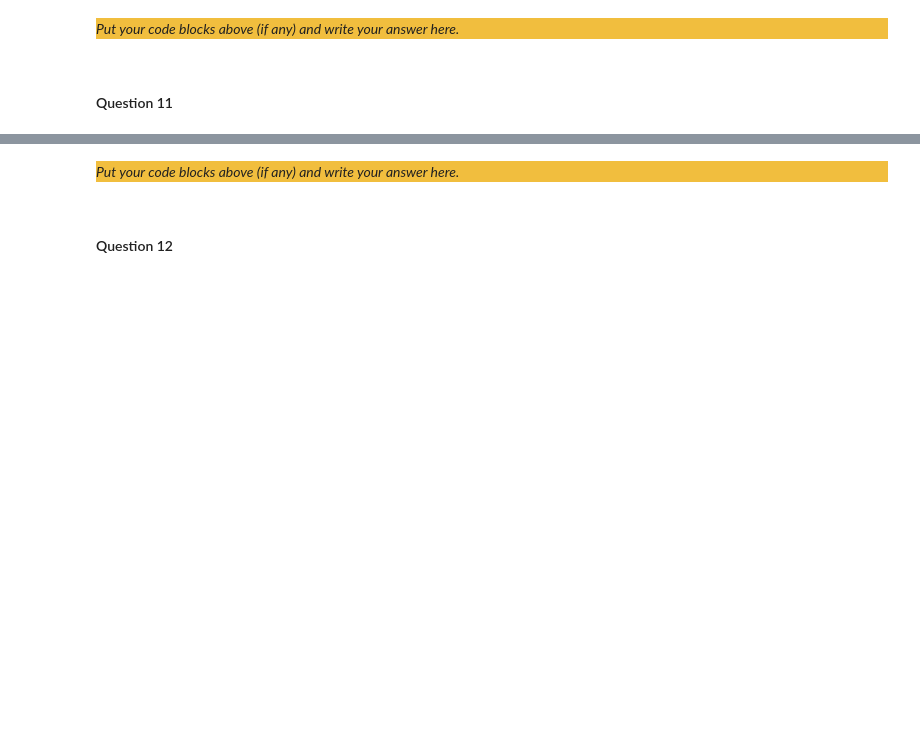
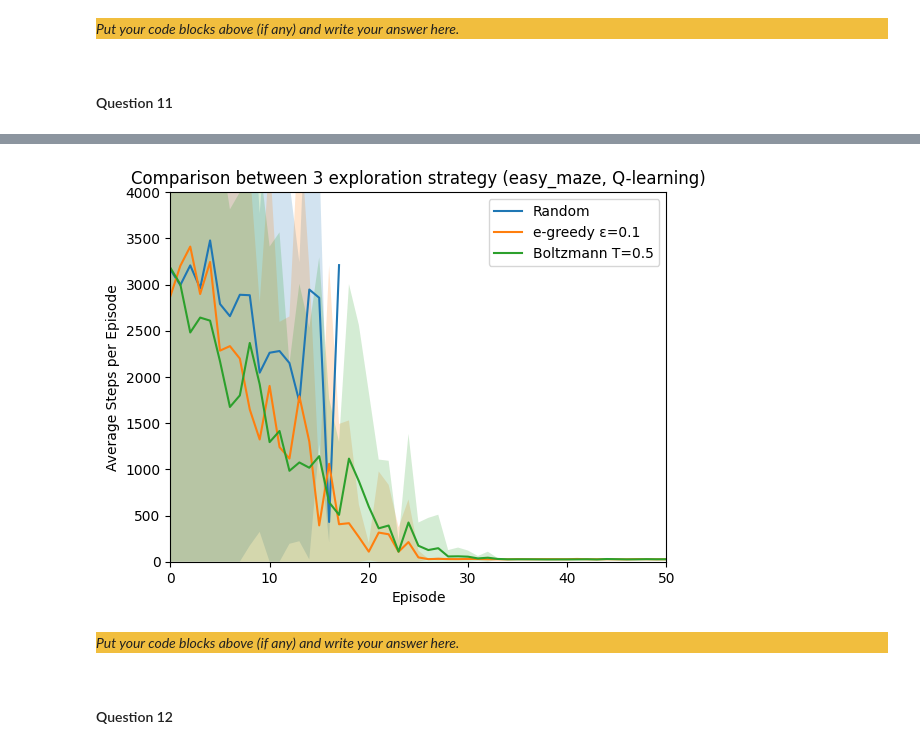
Before and after one commit to fusiatique/ci-assignments, a Jupyter notebook: assignment_3/src/Main.ipynb, the cells around one changed output, grey strips where cells are left out. Saved outputs shown, nothing was run; the diff lists cells and outputs as text; code cells hidden in the pictures; blank space fills up the shorter version.

```diff
--- a/assignment_3/src/Main.ipynb
+++ b/assignment_3/src/Main.ipynb
@@ -909,3 +629,13 @@ Stopped at episode number: 12
+# %%
+data = {
+    "Random": run_multiple_q(easy_maze, strategy="random", n_runs=100),
+    "e-greedy ε=0.1": run_multiple_q(easy_maze, strategy="e_greedy", eps=0.1, n_runs=100),
+    "Boltzmann T=0.5": run_multiple_q(easy_maze, strategy="boltzmann", temperature=0.5, n_runs=100),
+}
+
+plot_comparison(data, "Comparison between 3 exploration strategy (easy_maze, Q-learning)")
+# %% [output]
+[figure, added]
 # %% [markdown]
 <div style="background-color:#f1be3e">
 
```
Also changed, not shown: parts of 11 cells of this notebook.
